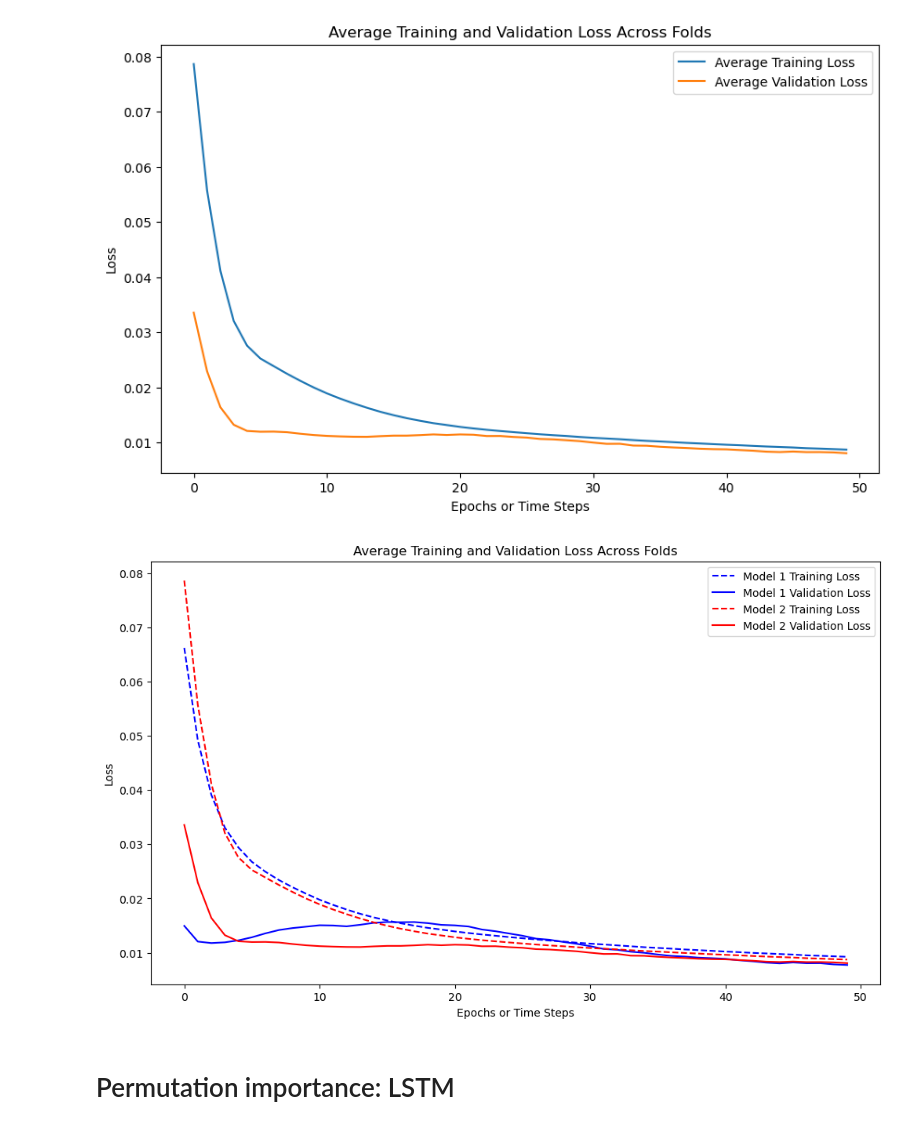
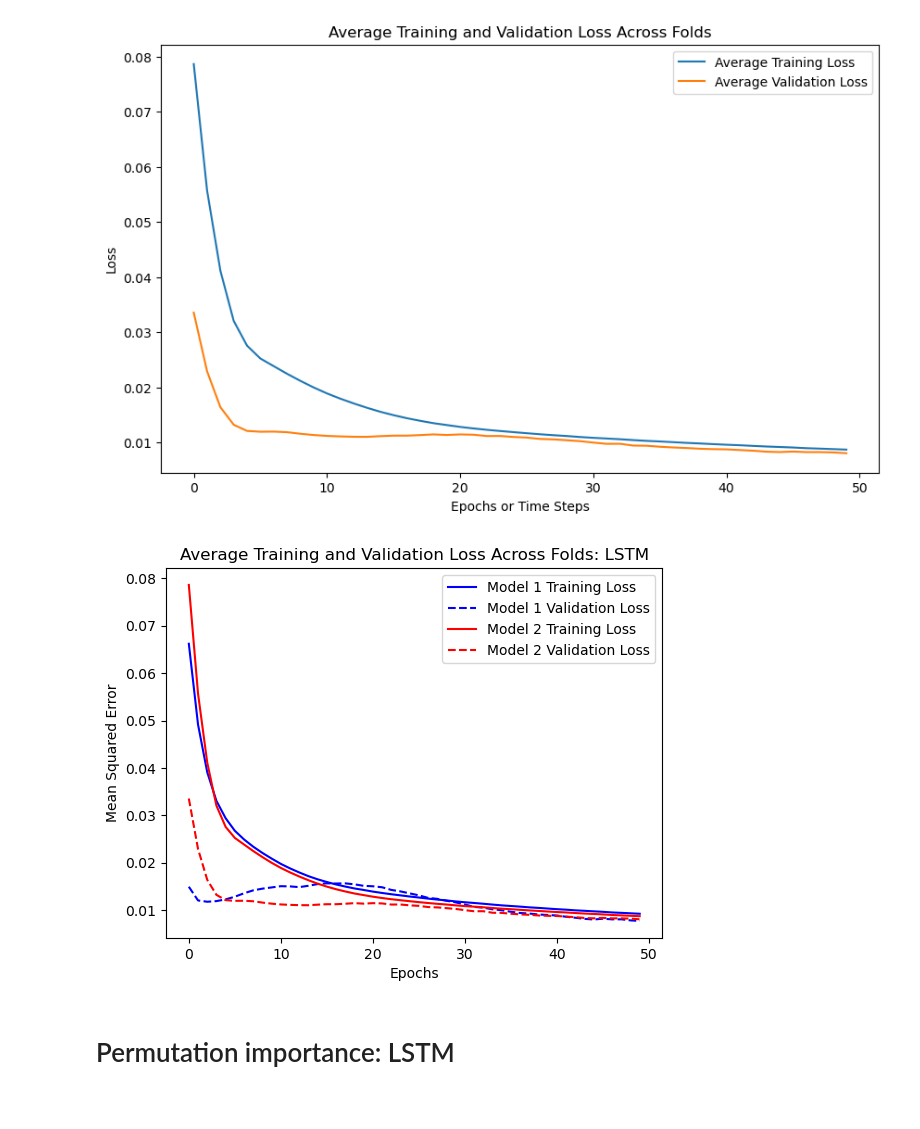
Before and after one commit to OzodbekOzodov/ecb-speeches, a Jupyter notebook: Project_main.ipynb, the cells around one changed output. Drawn from its saved outputs; the diff is of its cells as text; code cells hidden in the pictures.

```diff
--- a/Project_main.ipynb
+++ b/Project_main.ipynb
@@ -2751,3 +2751,8 @@ plt.legend()
 plt.show()
 # %% [output]
 [figure]
+# %%
+average_training_loss = [sum(x) / len(x) for x in zip(*all_training_loss)]
+
+# Calculate average validation loss at each time step across splits
+average_validation_loss = [sum(x) / len(x) for x in zip(*all_validation_loss)]
@@ -2888,19 +2913,21 @@ plt.show()
 # %%
 import matplotlib.pyplot as plt
 
 # Combined Average Training & Validation Loss Curves
-plt.figure(figsize=(12, 7))
-plt.plot(average_training_loss, label='Model 1 Training Loss', color='blue', linestyle='--')
-plt.plot(average_validation_loss, label='Model 1 Validation Loss', color='blue')
-plt.plot(average_training_loss_2, label='Model 2 Training Loss', color='red', linestyle='--')
-plt.plot(average_validation_loss_2, label='Model 2 Validation Loss', color='red')
-plt.title('Average Training and Validation Loss Across Folds')
-plt.xlabel('Epochs or Time Steps')
-plt.ylabel('Loss')
+# plt.figure(figsize=(12, 7))
+plt.plot(average_training_loss, label='Model 1 Training Loss', color='blue')
+plt.plot(average_validation_loss, label='Model 1 Validation Loss', color='blue', linestyle='--')
+plt.plot(average_training_loss_2, label='Model 2 Training Loss', color='red')
+plt.plot(average_validation_loss_2, label='Model 2 Validation Loss', color='red', linestyle='--')
+plt.title('Average Training and Validation Loss Across Folds: LSTM')
+plt.xlabel('Epochs')
+plt.ylabel('Mean Squared Error')
 plt.legend()
+# save the plot
+plt.savefig("src/Output/Plots/CV_combined_loss_curves.png")
 plt.show()
 # %% [output]
-[figure, old version]
+[figure, new version]
 # %% [markdown]
 # Permutation importance: LSTM
 # %%
```
Also changed, not shown: parts of 4 cells of this notebook, 2 other files.
